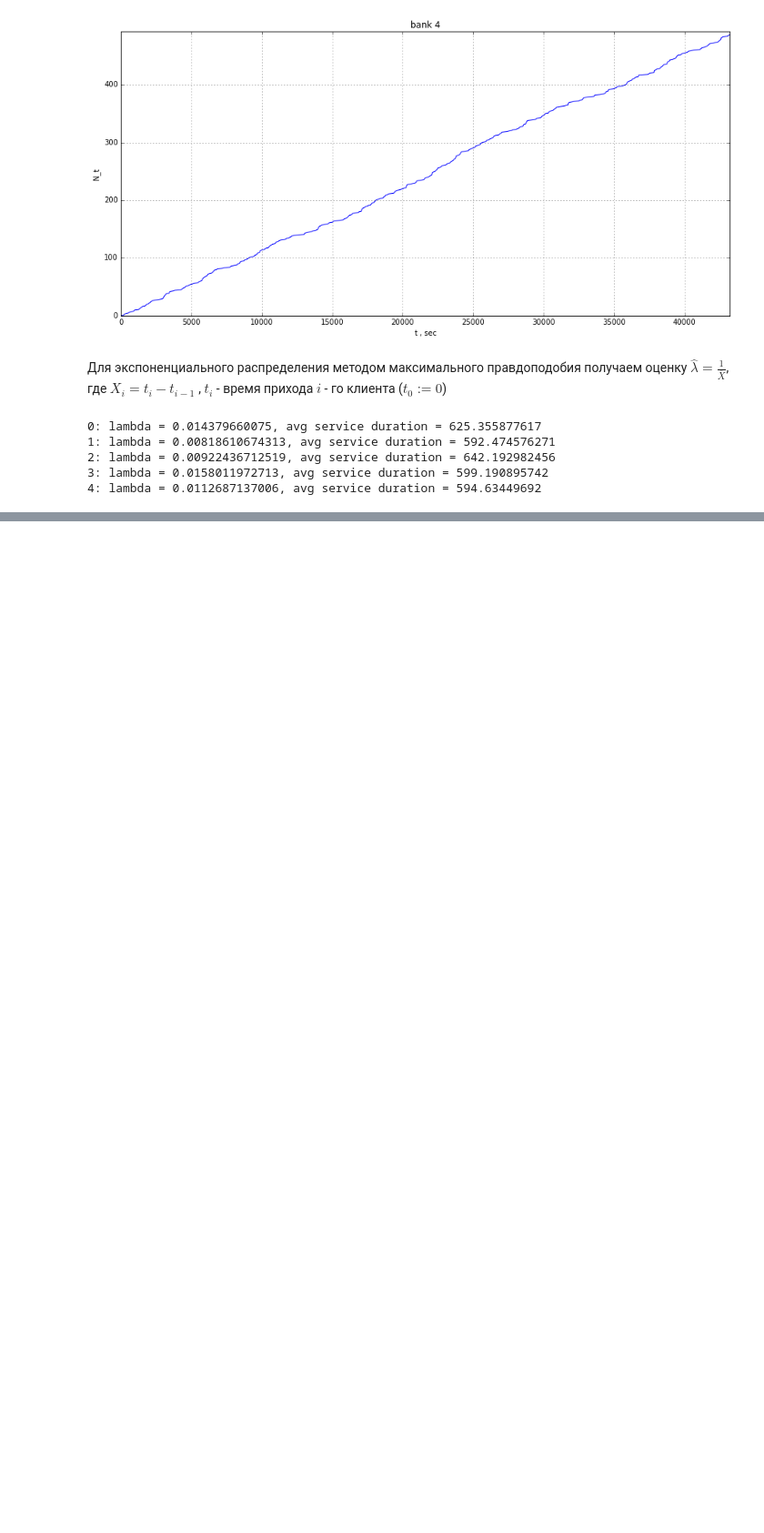
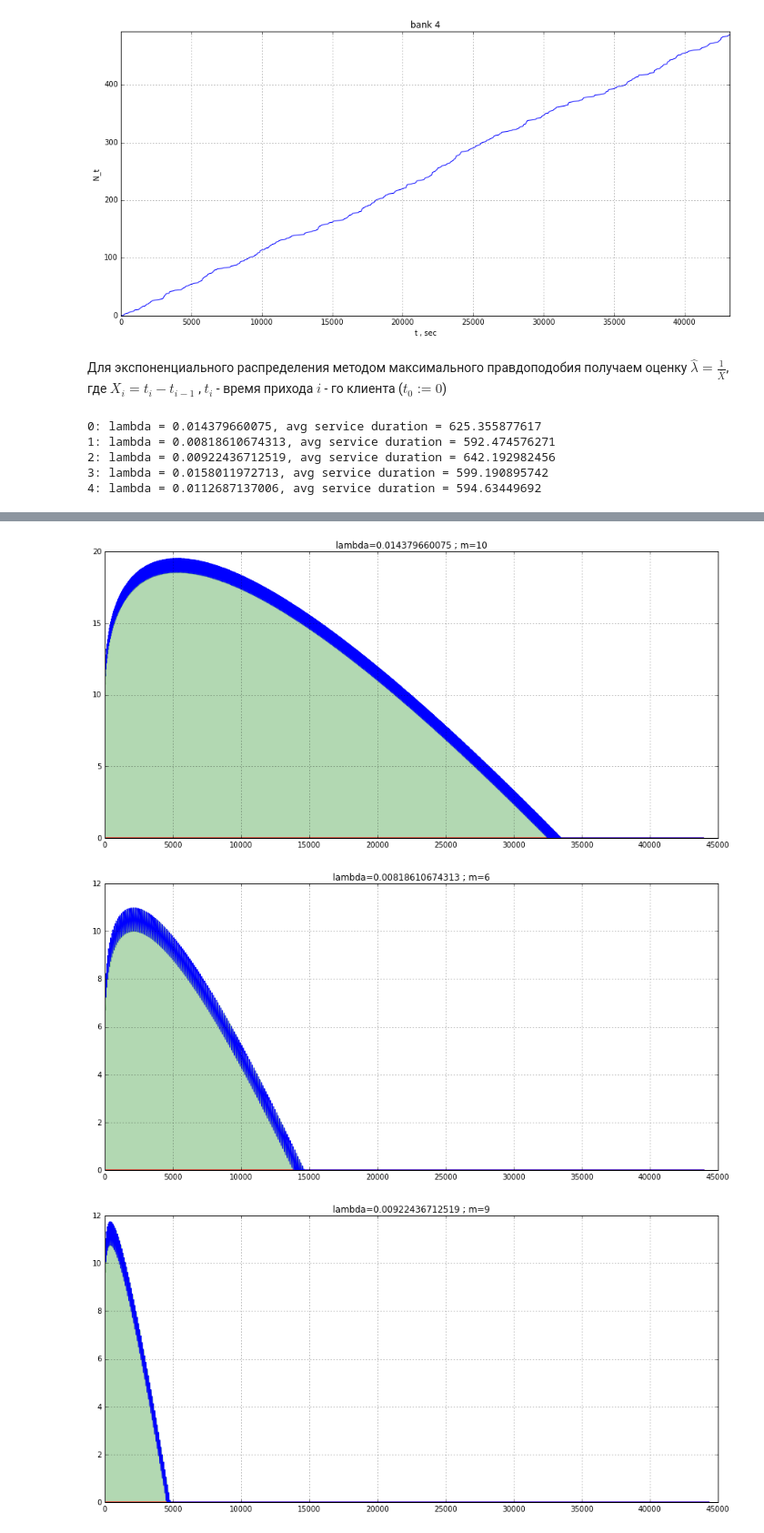
Before and after one commit to ale3otik/MIPT-2016-Stochastic-process, a Jupyter notebook: task2/57.ipynb, the cells around one changed output, grey strips where cells are left out. Shown at 91% size. Saved outputs shown, nothing was run; the diff lists cells and outputs as text; code cells hidden in the pictures; blank space fills up the shorter version.

```diff
--- a/task2/57.ipynb
+++ b/task2/57.ipynb
@@ -161,0 +223,37 @@ get_poiss_confidence_interval(lmb=10,alpha=0.05)
+# %%
+def get_poiss_confidence_interval(lmb , alpha):
+    return sps.poisson.ppf(alpha/2,lmb) , sps.poisson.ppf(1-alpha/2,lmb)
+
+def build_confidence_interval(m , t0, lmb, alpha,T_max):
+    L = []
+    R = []
+    M = []
+    OX = np.arange(0,T_max + 1)
+    for t in OX:
+        l_n,r_n = get_poiss_confidence_interval(lmb=t*lmb,alpha=alpha)
+        M.append(l_n)
+        L.append(max(l_n - m*t/t0,0))
+        R.append(max(r_n - m*(t-t0)/t0,0))
+
+    plt.figure(figsize=(15,7))
+    plt.grid(True)
+    plt.plot(OX,L,'r')
+    plt.plot(OX,R,'b')
+    plt.fill_between(OX,L,R,alpha=0.3,color='g')
+#     plt.plot(OX,M)
+#     plt.xlim(500,2000)
+#     plt.ylim(0,20)
+
+    plt.title('lambda=' + str(lmb) + ' ; m=' + str(m))
+    plt.show()
+# %%
+for i in range(5): #len(data)
+    build_confidence_interval(m=data[i].num_operators,
+                             t0=avg_service_duration[i],
+                             lmb=lmb[i],
+                             alpha=0.05,
+                             T_max = data[i].end_time[-1])
+# %% [output]
+[figure, added]
+[figure, added]
+[figure, added]
```
Also changed, not shown: parts of 14 cells of this notebook.
